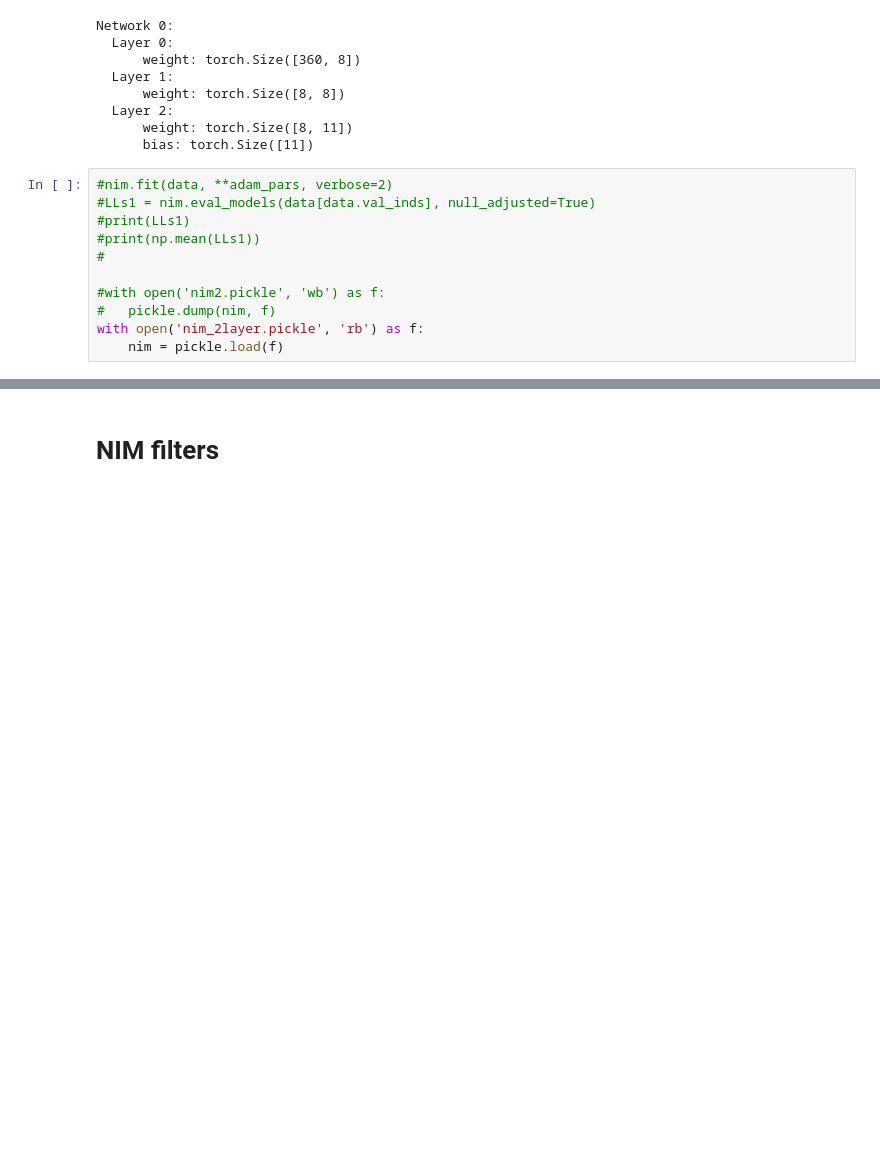
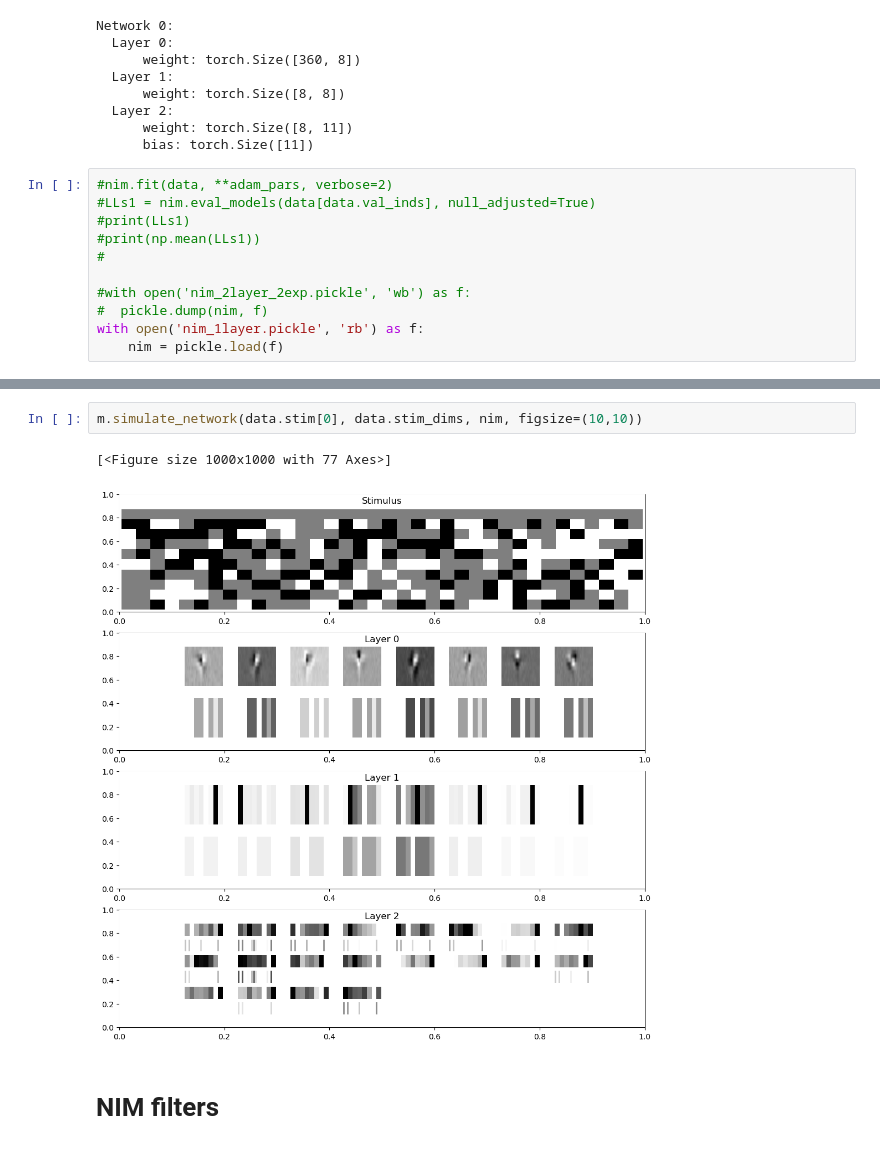
Before and after one commit to NeuroTheoryUMD/mattjac, a Jupyter notebook: v1/nim.ipynb, the cells around one changed output, grey strips where cells are left out. Drawn from its saved outputs; the diff is of its cells as text; blank space fills up the shorter version.

```diff
--- a/v1/nim.ipynb
+++ b/v1/nim.ipynb
@@ -139,7 +139,7 @@ Network 0:
 #print(np.mean(LLs1))
 #
 
-#with open('nim2.pickle', 'wb') as f:
-#   pickle.dump(nim, f)
-with open('nim_2layer.pickle', 'rb') as f:
+#with open('nim_2layer_2exp.pickle', 'wb') as f:
+#  pickle.dump(nim, f)
+with open('nim_1layer.pickle', 'rb') as f:
     nim = pickle.load(f)
@@ -146,3 +153,8 @@ with open('nim_2layer.pickle', 'rb') as f:
+# %%
+m.simulate_network(data.stim[0], data.stim_dims, nim, figsize=(10,10))
+# %% [output]
+[<Figure size 1000x1000 with 77 Axes>]
+[figure, added]
 # %% [markdown]
 # NIM filters
 # %%
```
Also changed, not shown: parts of 5 cells of this notebook, 5 other files.
